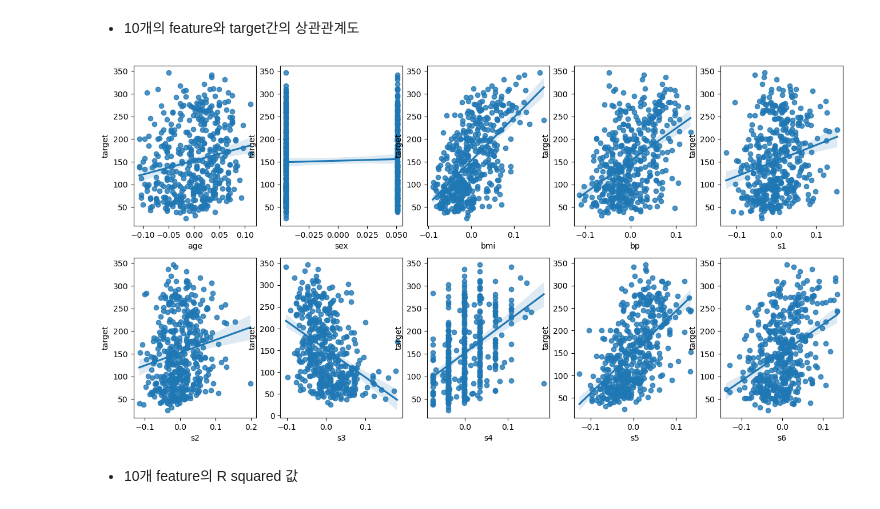
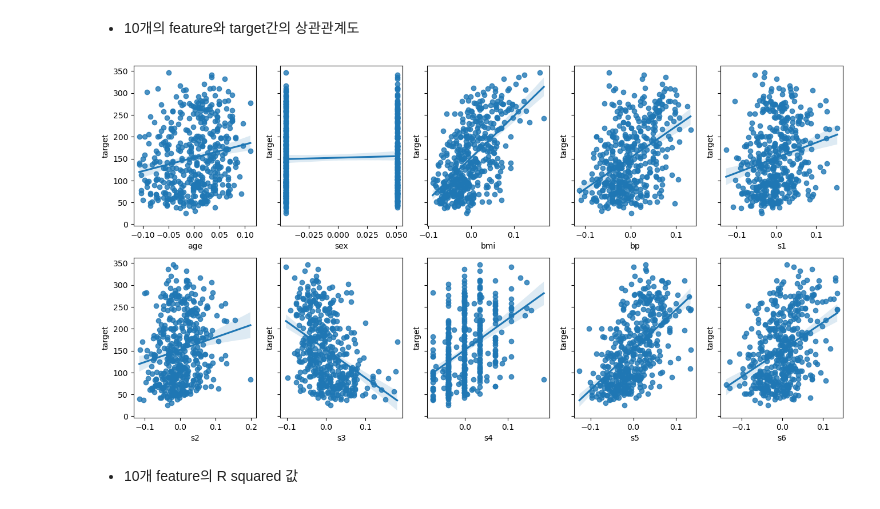
Before and after one commit to JM-world/MachineLearningLecture-2023.10, a Jupyter notebook: 04.회귀/02.단순선형회귀_당뇨병.ipynb, the cells around one changed output. Cells and saved outputs as stored; diff of their text form; code cells hidden in the pictures.

```diff
--- a/04.회귀/02.단순선형회귀_당뇨병.ipynb
+++ b/04.회귀/02.단순선형회귀_당뇨병.ipynb
@@ -56,12 +56,12 @@ Bradley Efron, Trevor Hastie, Iain Johnstone and Robert Tibshirani (2004) "Least
 # %% [markdown]
 - 10개의 feature와 target간의 상관관계도
 # %%
-fig, axs = plt.subplots(2, 5, figsize=(16, 8))
+fig, axs = plt.subplots(2, 5, figsize=(16, 8), sharey=True)
 for i, feature in enumerate(diab.feature_names):
     row, col = i // 5, i % 5
     sns.regplot(x=feature, y='target', data=df, ax=axs[row][col])
 # %% [output]
-[figure, old version]
+[figure, new version]
 # %% [markdown]
 - 10개 feature의 R squared 값
 # %%
```
